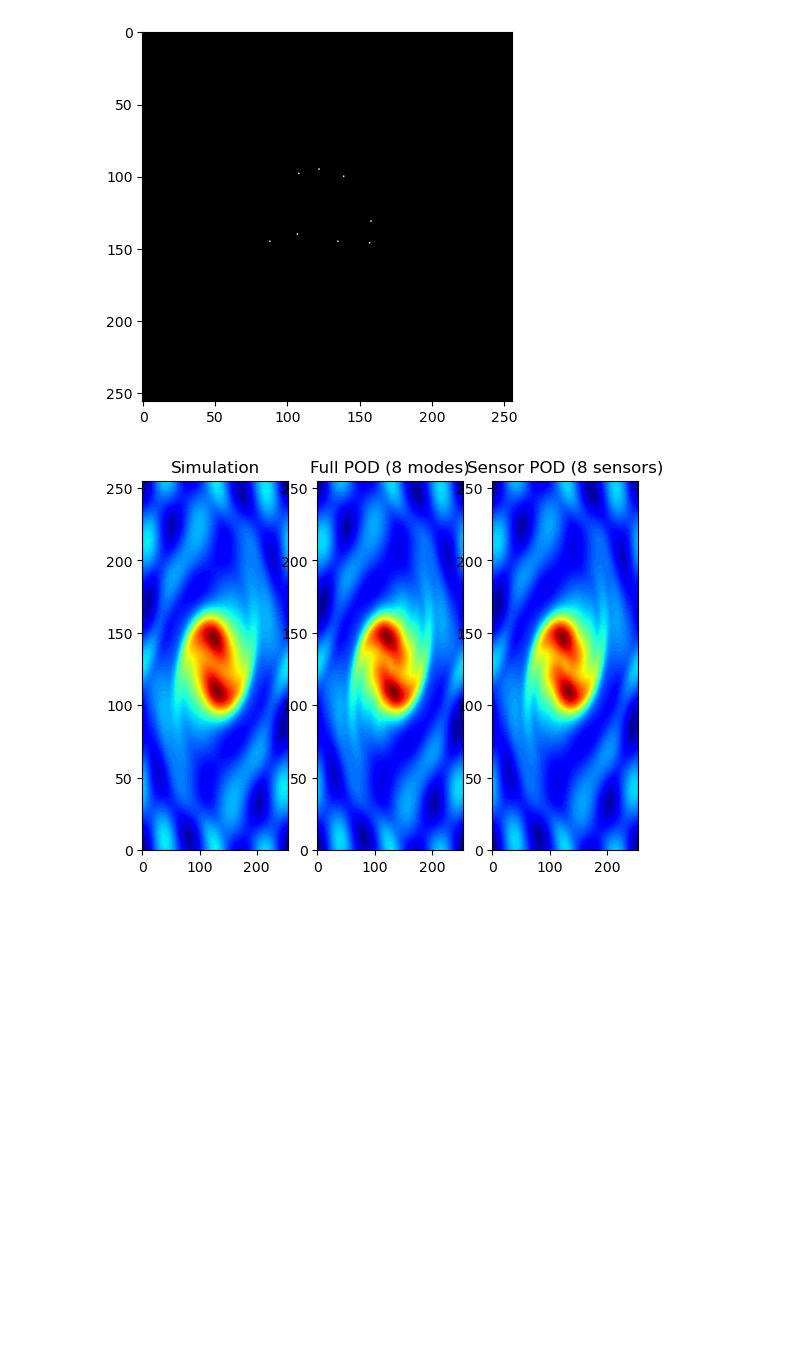
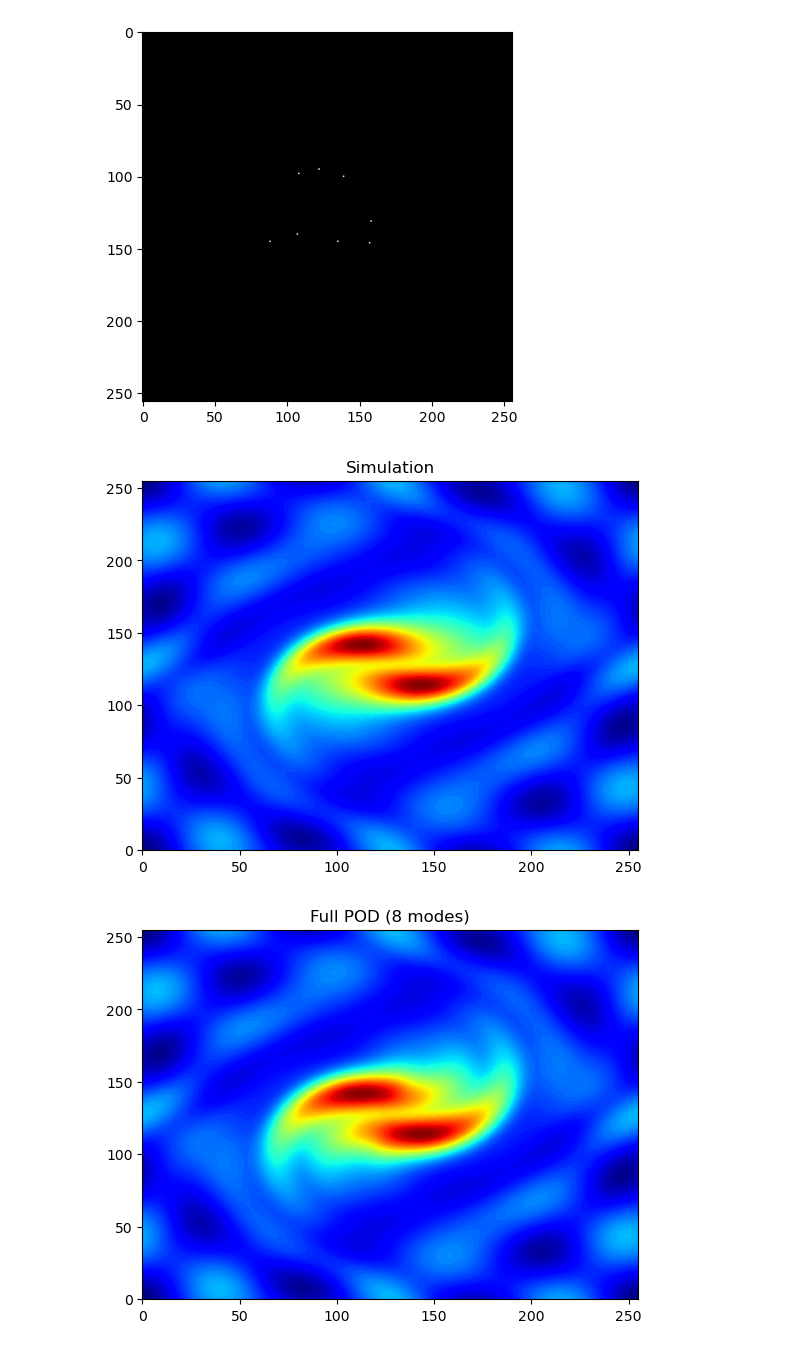
Before and after one commit to KristofferSkare/SpecialicationProject, a Jupyter notebook: Vortex merger/Sensor_Placement.ipynb, the cells around one changed output. Drawn from its saved outputs; the diff is of its cells as text; code cells hidden in the pictures; blank space fills up the shorter version.

```diff
--- a/Vortex merger/Sensor_Placement.ipynb
+++ b/Vortex merger/Sensor_Placement.ipynb
@@ -64,6 +63,9 @@ for p in range(0,nc):
 
         um[:,n,p] = np.reshape(w1,(nx)*(ny)) #snapshots from unperturbed solution
         uo[:,n,p] = um[:,n,p]
+# %%
+nr = 8 #number of POD modes
+n_sensors = nr #number of sensors
 # %%
 u_vec = np.reshape(uo,((nx)*(ny),-1))
 Phi_vec,L,RIC = POD(u_vec,nr) #basis construction
@@ -127,23 +123,37 @@ theta_inv = LA.pinv(theta)
 # %%
 # Reconstruction using only sensors
 
 index = np.random.choice(u_vec.shape[1])
 
 y = C @ u_vec[:,index]
+y_max = np.max(np.abs(y))
 a = theta_inv @ y
 u_vec_sens_rec = PODrec(a,Phi_vec)
 
 # Reconstruction using full POD
 u_vec_rec = PODrec(PODproj(u_vec[:,index], Phi_vec),Phi_vec)
-plt.subplot(1,3,1)
+
+
 plt.title("Simulation")
 plt.contourf(u_vec[:,index].reshape(nx,ny),120, cmap = 'jet')
-plt.subplot(1,3,2)
+plt.show()
+
 plt.title("Full POD (" + str(nr) + " modes)")
 plt.contourf(u_vec_rec.reshape(nx,ny),120, cmap = 'jet')
-plt.subplot(1,3,3)
+plt.show()
+
+
+
 plt.title("Sensor POD (" + str(n_sensors) + " sensors)")
 plt.contourf(u_vec_sens_rec.reshape(nx,ny),120, cmap = 'jet')
 plt.show()
+
+
+plt.title("Sensor POD error (" + str(n_sensors) + " sensors)")
+plt.imshow(np.abs(u_vec[:,index] - u_vec_sens_rec).reshape(nx,ny),cmap = 'gray')
+plt.imshow(C_mat, cmap =ListedColormap([(0,0,0,0), (0,1,0,1)]), vmin=0, vmax=1)
+
+plt.show()
 # %% [output]
-[figure, old version]
+[figure, new version]
+[figure, added]
```
Also changed, not shown: parts of 7 cells of this notebook, 4 other files.
